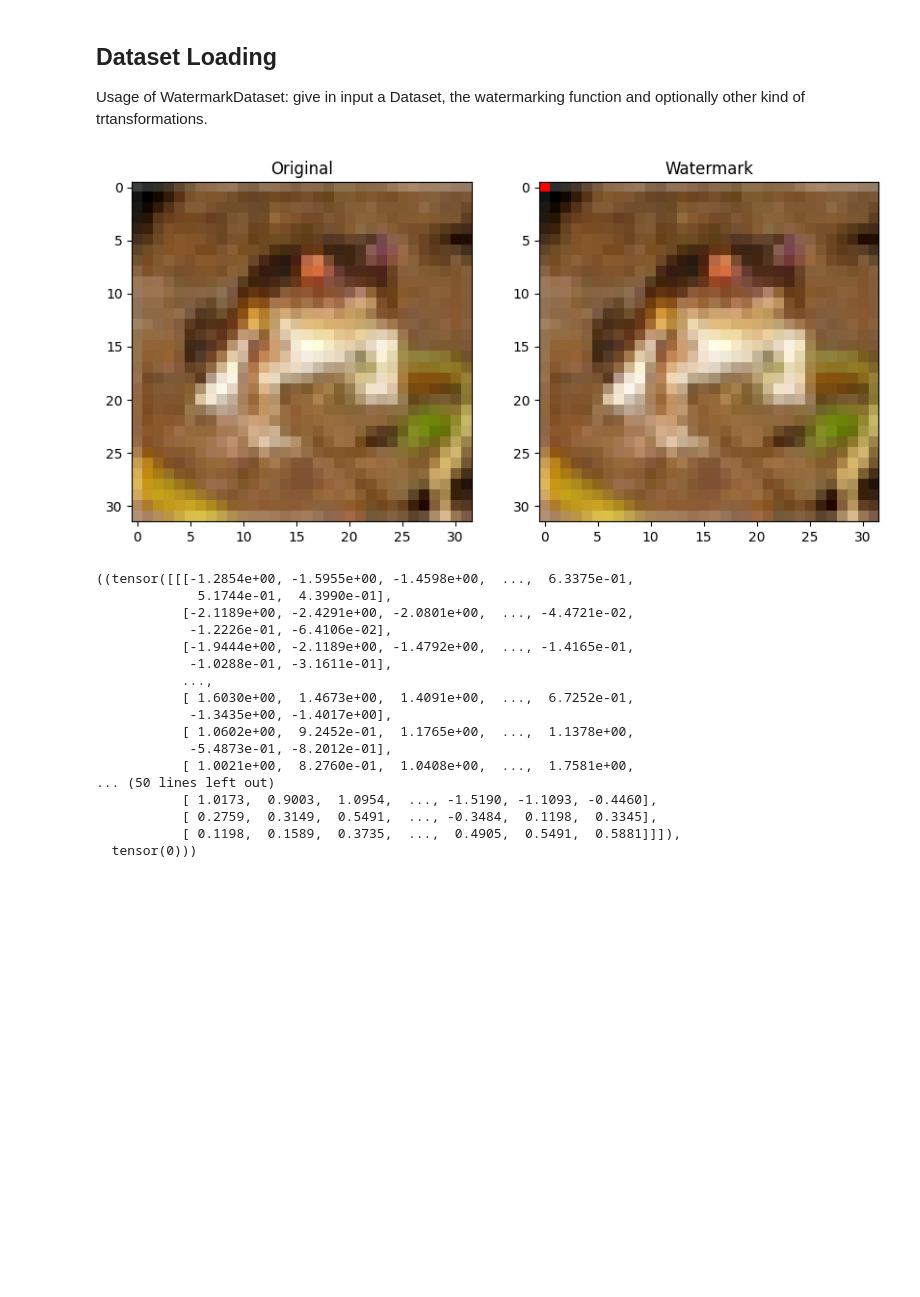
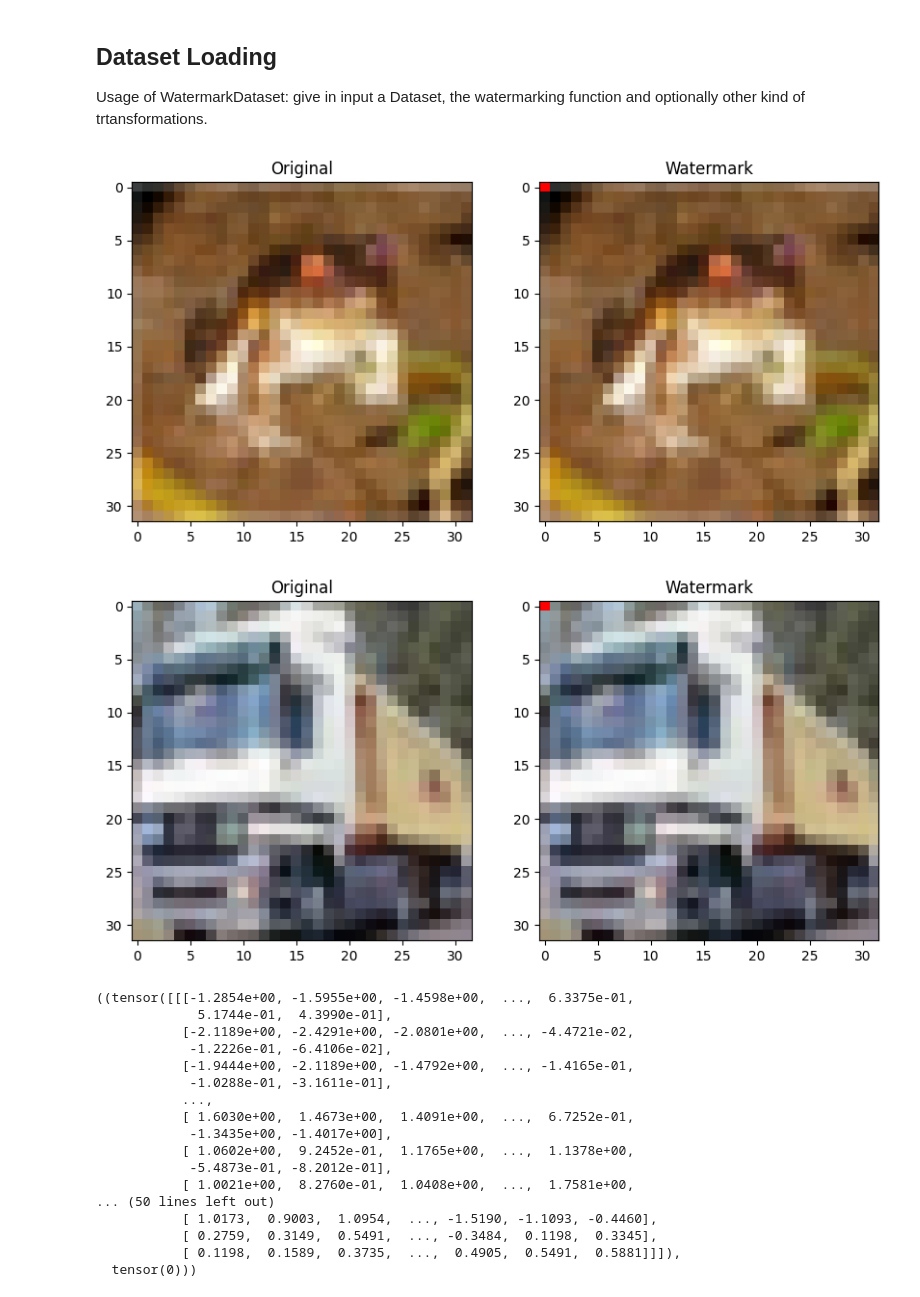
Before and after one commit to tanmayJbadhan/SOW_1_021223, a Jupyter notebook: test.ipynb, the cells around one changed output. Saved outputs shown, nothing was run; the diff lists cells and outputs as text; code cells hidden in the pictures; blank space fills up the shorter version.

```diff
--- a/test.ipynb
+++ b/test.ipynb
@@ -35,9 +40,11 @@ Usage of WatermarkDataset: give in input a Dataset, the watermarking function an
 # %%
 wd = WatermarkDataset(train_dataset, red_pixel, transform=None)
 
 wd.plot_watermark_diff(0)
+wd.plot_watermark_diff(1)
 # %% [output]
 [figure]
+[figure, added]
 # %%
 wd = WatermarkDataset(train_dataset, red_pixel, transform=transforms.Compose([
     transforms.ToTensor(),
```
Also changed, not shown: parts of 6 cells of this notebook, 3 other files.
